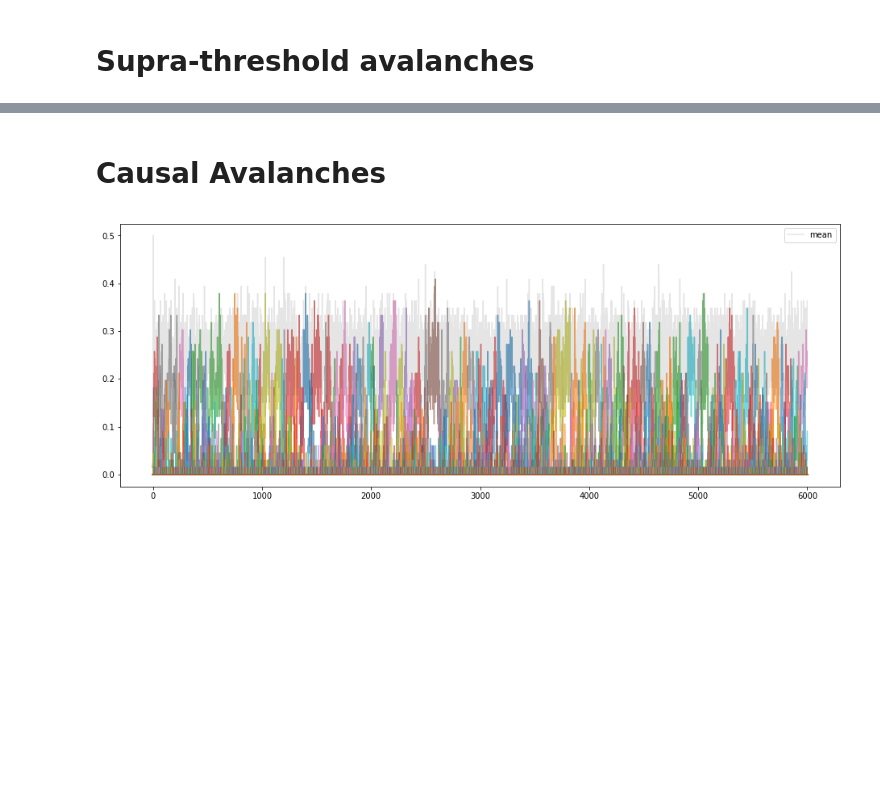
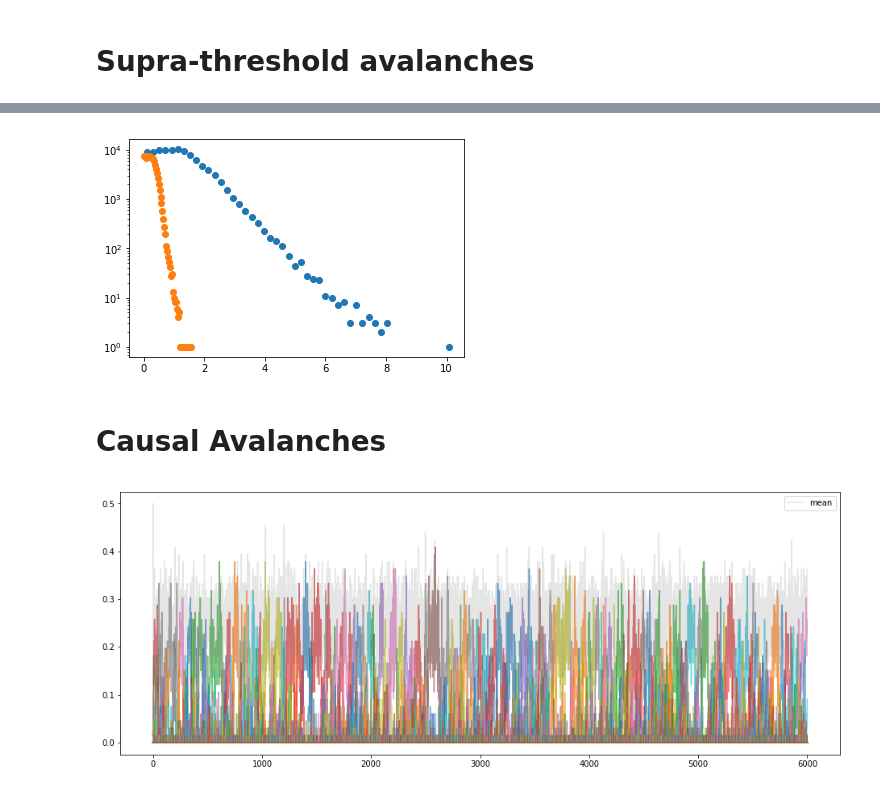
Before and after one commit to gbarzon/HTC_Mesoscopic_Brain, a Jupyter notebook: Avalanches.ipynb, the cells around one changed output, grey strips where cells are left out. Drawn from its saved outputs; the diff is of its cells as text; code cells hidden in the pictures; blank space fills up the shorter version.

```diff
--- a/Avalanches.ipynb
+++ b/Avalanches.ipynb
@@ -151,3 +151,14 @@ plt.show()
+# %%
+plt.figure()
+
+#plt.xscale('log')
+plt.yscale('log')
+plt.plot( hist_dt[0], hist_dt[1], 'o')
+plt.plot( hist_I[0], hist_I[1], 'o')
+
+plt.show()
+# %% [output]
+[figure, added]
 # %% [markdown]
 # Causal Avalanches
 # %%
```
Also changed, not shown: parts of 2 cells of this notebook, 14 other files.
